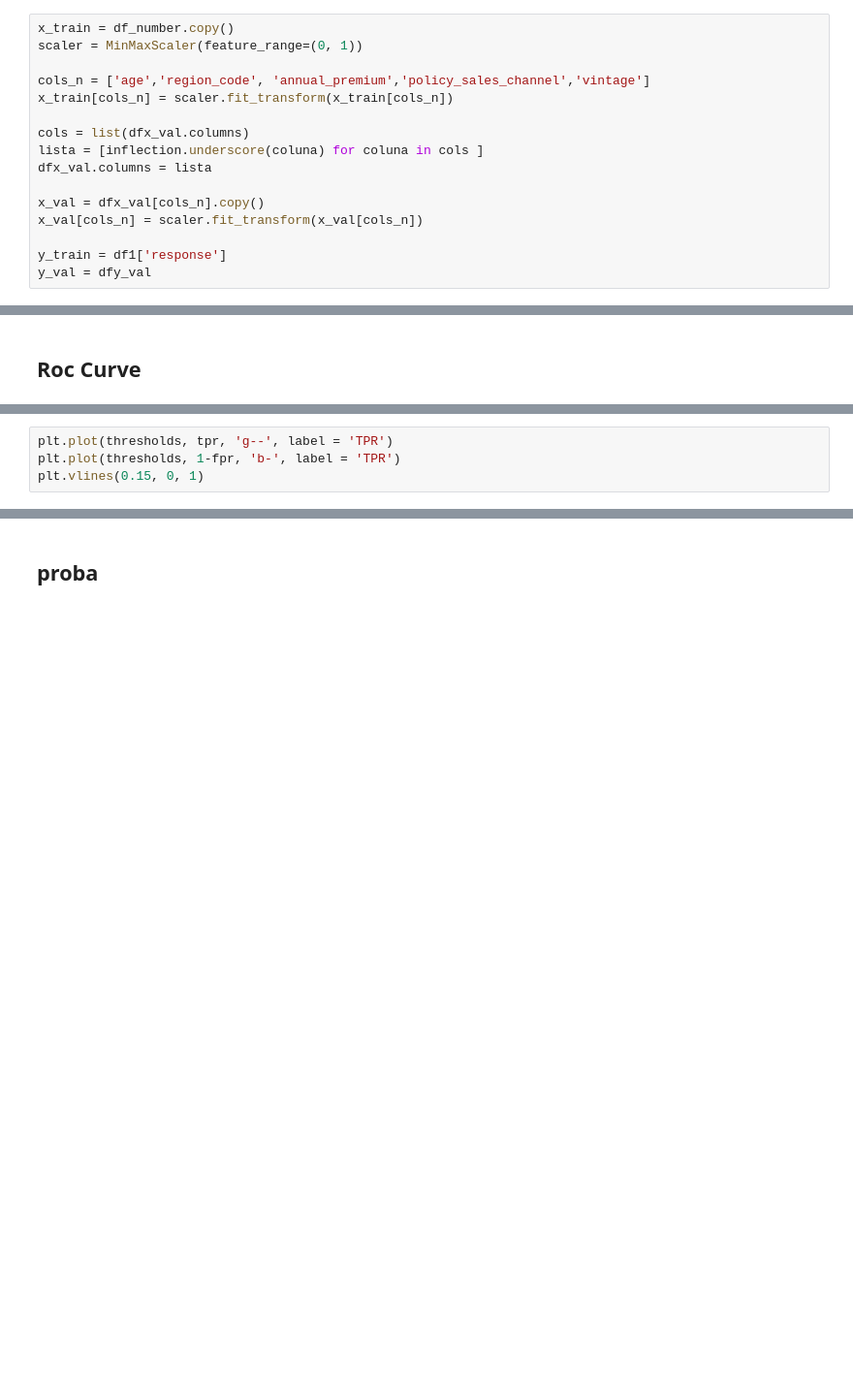
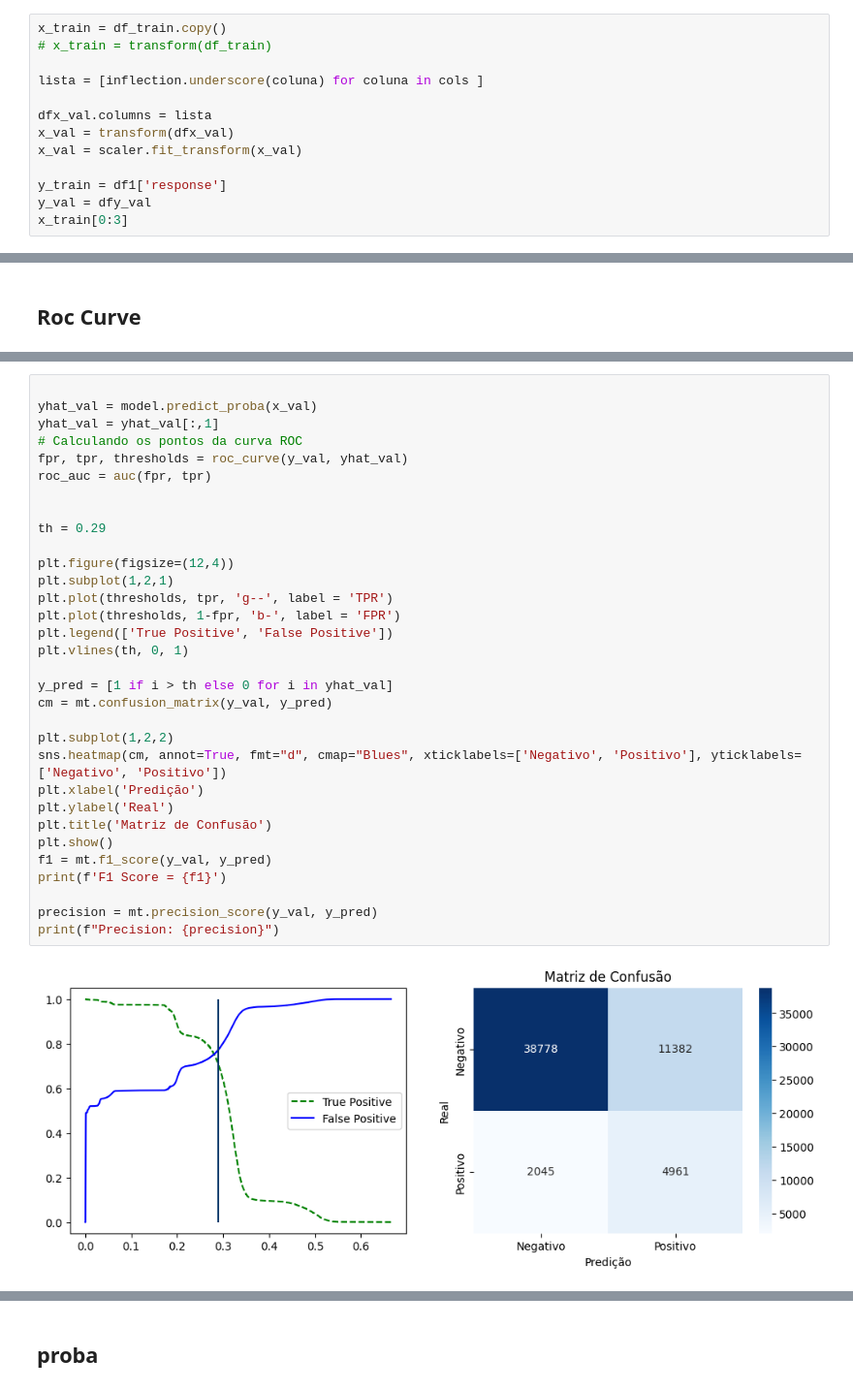
Before and after one commit to RafaelLuckner/Propensao_Compra, a Jupyter notebook: propensao_projeto.ipynb, the cells around one changed output, grey strips where cells are left out. Shown at 97% size. Cells and saved outputs as stored; diff of their text form; blank space fills up the shorter version.

Commit message:
EDA fase final e modelo 30precision

```diff
--- a/propensao_projeto.ipynb
+++ b/propensao_projeto.ipynb
@@ -553,18 +677,15 @@ df_number.head(2)
 # %% [markdown]
 ## 2.1 Normalização dos dados
 # %%
-x_train = df_number.copy()
-scaler = MinMaxScaler(feature_range=(0, 1))
+x_train = df_train.copy()
+# x_train = transform(df_train)
 
-cols_n = ['age','region_code', 'annual_premium','policy_sales_channel','vintage']
-x_train[cols_n] = scaler.fit_transform(x_train[cols_n])
+lista = [inflection.underscore(coluna) for coluna in cols ]
 
-cols = list(dfx_val.columns)
-lista = [inflection.underscore(coluna) for coluna in cols ]
 dfx_val.columns = lista
-
-x_val = dfx_val[cols_n].copy()
-x_val[cols_n] = scaler.fit_transform(x_val[cols_n])
+x_val = transform(dfx_val)
+x_val = scaler.fit_transform(x_val)
 
 y_train = df1['response']
 y_val = dfy_val
+x_train[0:3]
@@ -631,5 +714,34 @@ AUC: 0.6500713901640928
 # %%
+
+yhat_val = model.predict_proba(x_val)
+yhat_val = yhat_val[:,1]
+# Calculando os pontos da curva ROC
+fpr, tpr, thresholds = roc_curve(y_val, yhat_val)
+roc_auc = auc(fpr, tpr)
+
+
+th = 0.29
+
+plt.figure(figsize=(12,4))
+plt.subplot(1,2,1)
 plt.plot(thresholds, tpr, 'g--', label = 'TPR')
-plt.plot(thresholds, 1-fpr, 'b-', label = 'TPR')
-plt.vlines(0.15, 0, 1)
+plt.plot(thresholds, 1-fpr, 'b-', label = 'FPR')
+plt.legend(['True Positive', 'False Positive'])
+plt.vlines(th, 0, 1)
+
+y_pred = [1 if i > th else 0 for i in yhat_val]
+cm = mt.confusion_matrix(y_val, y_pred)
+
+plt.subplot(1,2,2)
+sns.heatmap(cm, annot=True, fmt="d", cmap="Blues", xticklabels=['Negativo', 'Positivo'], yticklabels=['Negativo', 'Positivo'])
+plt.xlabel('Predição')
+plt.ylabel('Real')
+plt.title('Matriz de Confusão')
+plt.show()
+f1 = mt.f1_score(y_val, y_pred)
+print(f'F1 Score = {f1}')
+
+precision = mt.precision_score(y_val, y_pred)
+print(f"Precision: {precision}")
 # %% [output]
+[figure, new version]
```
Also changed, not shown: parts of 22 cells of this notebook.
